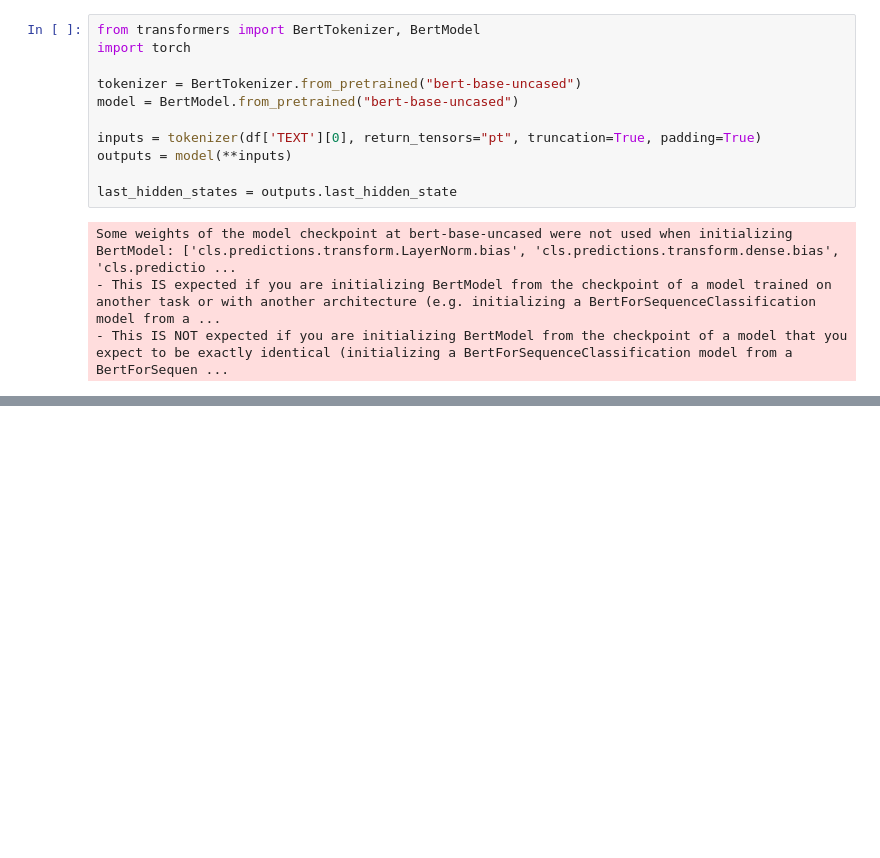
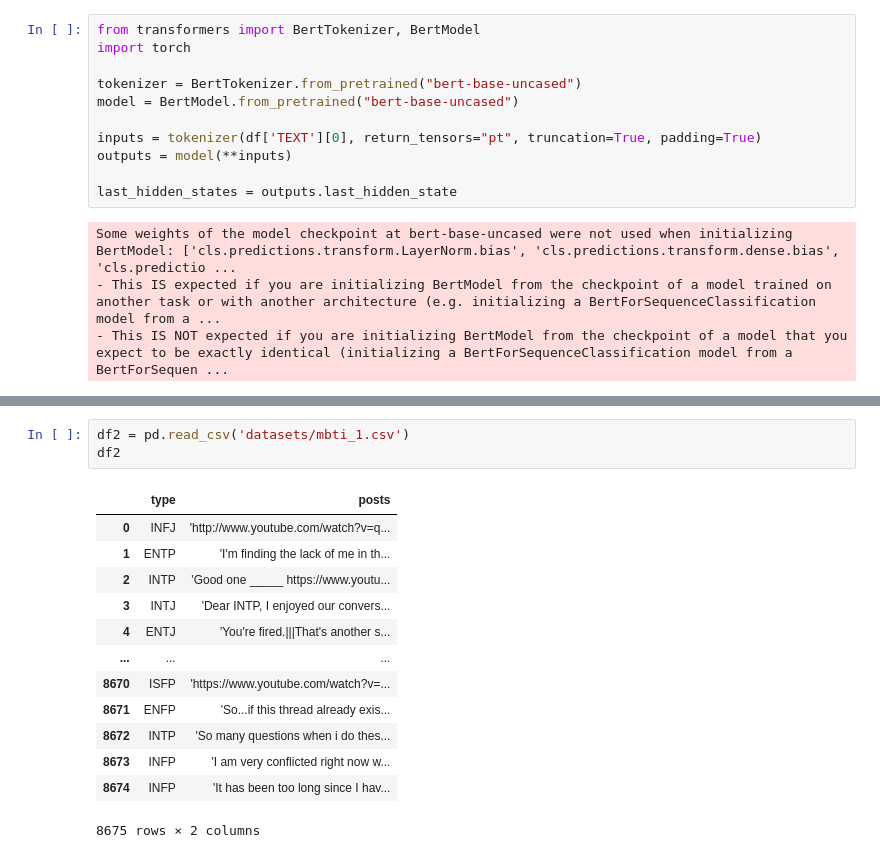
Before and after one commit to lycogno/teamsynth, a Jupyter notebook: model_test.ipynb, the cells around one changed output, grey strips where cells are left out. Cells and saved outputs as stored; diff of their text form; blank space fills up the shorter version.

```diff
--- a/model_test.ipynb
+++ b/model_test.ipynb
@@ -79,0 +114,17 @@ preds
+# %%
+df2 = pd.read_csv('datasets/mbti_1.csv')
+df2
+# %% [output]
+|  | type | posts |
+| 0 | INFJ | 'http://www.youtube.com/watch?v=q... |
+| 1 | ENTP | 'I'm finding the lack of me in th... |
+| 2 | INTP | 'Good one _____ https://www.youtu... |
+| 3 | INTJ | 'Dear INTP, I enjoyed our convers... |
+| 4 | ENTJ | 'You're fired.|||That's another s... |
+| ... | ... | ... |
+| 8670 | ISFP | 'https://www.youtube.com/watch?v=... |
+| 8671 | ENFP | 'So...if this thread already exis... |
+| 8672 | INTP | 'So many questions when i do thes... |
+| 8673 | INFP | 'I am very conflicted right now w... |
+| 8674 | INFP | 'It has been too long since I hav... |
+8675 rows × 2 columns
```
Also changed, not shown: parts of 10 cells of this notebook, 2 other files.
